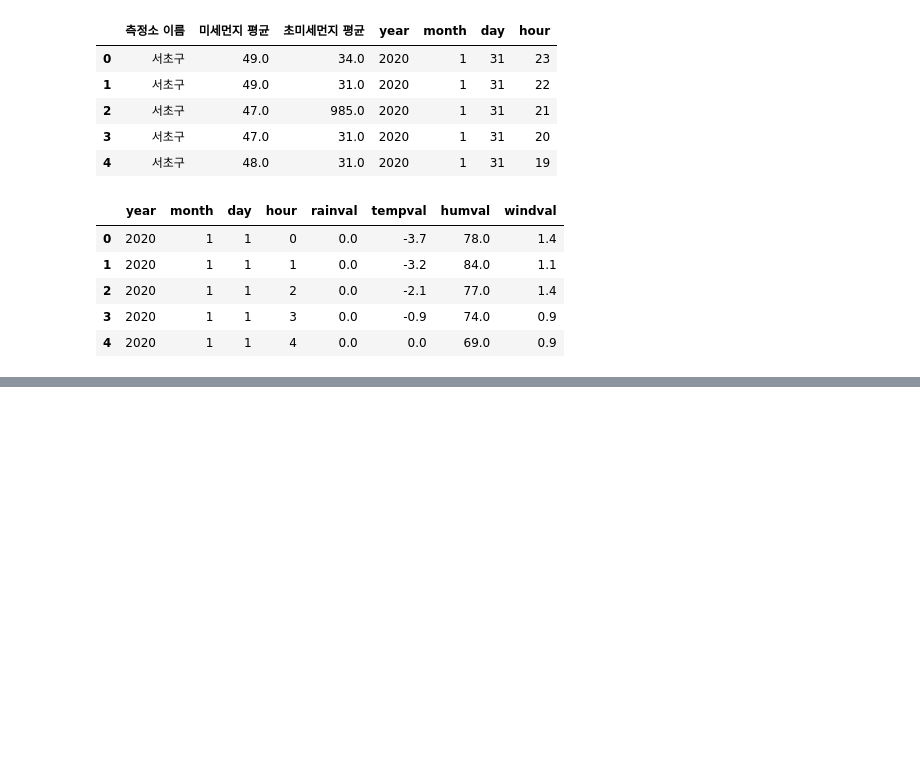
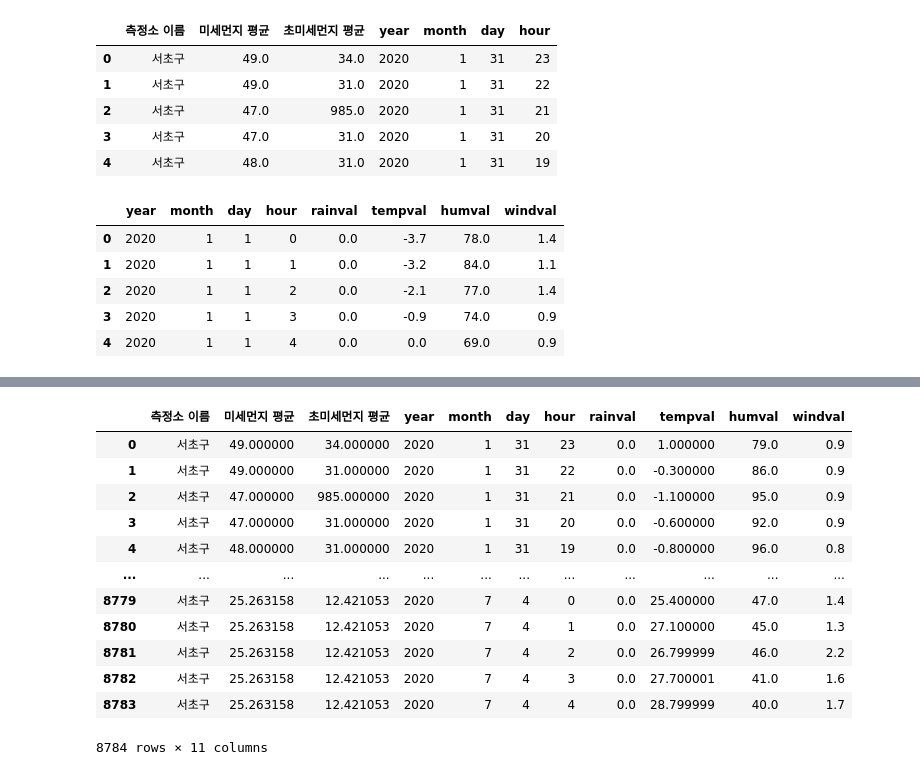
Before and after one commit to oliviachchoi/SDproject-bike-, a Jupyter notebook: 따릉이_데이터_서초구.ipynb, the cells around one changed output, grey strips where cells are left out. Saved outputs shown, nothing was run; the diff lists cells and outputs as text; code cells hidden in the pictures; blank space fills up the shorter version.

```diff
--- a/따릉이_데이터_서초구.ipynb
+++ b/따릉이_데이터_서초구.ipynb
@@ -858,0 +778,3 @@ sns.boxplot(all_df[all_df.month==7]['미세먼지 평균'])
+# %%
+#우선 서초구는 동일하니까
+dust_weather['측정소 이름'].fillna('서초구',inplace=True)
@@ -858,0 +788,4 @@ sns.boxplot(all_df[all_df.month==7]['미세먼지 평균'])
+# %%
+#month, day로 그룹 한 것의 mean값으로 대체 해 주기로 함.
+dust_weather['미세먼지 평균']= dust_weather['미세먼지 평균'].fillna(dust_weather.groupby(['month','day'])['미세먼지 평균'].transform('mean'))
+dust_weather['초미세먼지 평균']= dust_weather['초미세먼지 평균'].fillna(dust_weather.groupby(['month','day'])['초미세먼지 평균'].transform('mean'))
@@ -858,0 +825,16 @@ sns.boxplot(all_df[all_df.month==7]['미세먼지 평균'])
+# %%
+dust_weather
+# %% [output]
+|  | 측정소 이름 | 미세먼지 평균 | 초미세먼지 평균 | year | month | day | hour | rainval | tempval | humval | windval |
+| 0 | 서초구 | 49.000000 | 34.000000 | 2020 | 1 | 31 | 23 | 0.0 | 1.000000 | 79.0 | 0.9 |
+| 1 | 서초구 | 49.000000 | 31.000000 | 2020 | 1 | 31 | 22 | 0.0 | -0.300000 | 86.0 | 0.9 |
+| 2 | 서초구 | 47.000000 | 985.000000 | 2020 | 1 | 31 | 21 | 0.0 | -1.100000 | 95.0 | 0.9 |
+| 3 | 서초구 | 47.000000 | 31.000000 | 2020 | 1 | 31 | 20 | 0.0 | -0.600000 | 92.0 | 0.9 |
+| 4 | 서초구 | 48.000000 | 31.000000 | 2020 | 1 | 31 | 19 | 0.0 | -0.800000 | 96.0 | 0.8 |
+| ... | ... | ... | ... | ... | ... | ... | ... | ... | ... | ... | ... |
+| 8779 | 서초구 | 25.263158 | 12.421053 | 2020 | 7 | 4 | 0 | 0.0 | 25.400000 | 47.0 | 1.4 |
+| 8780 | 서초구 | 25.263158 | 12.421053 | 2020 | 7 | 4 | 1 | 0.0 | 27.100000 | 45.0 | 1.3 |
+| 8781 | 서초구 | 25.263158 | 12.421053 | 2020 | 7 | 4 | 2 | 0.0 | 26.799999 | 46.0 | 2.2 |
+| 8782 | 서초구 | 25.263158 | 12.421053 | 2020 | 7 | 4 | 3 | 0.0 | 27.700001 | 41.0 | 1.6 |
+| 8783 | 서초구 | 25.263158 | 12.421053 | 2020 | 7 | 4 | 4 | 0.0 | 28.799999 | 40.0 | 1.7 |
+8784 rows × 11 columns
```
Also changed, not shown: parts of 49 cells of this notebook.
